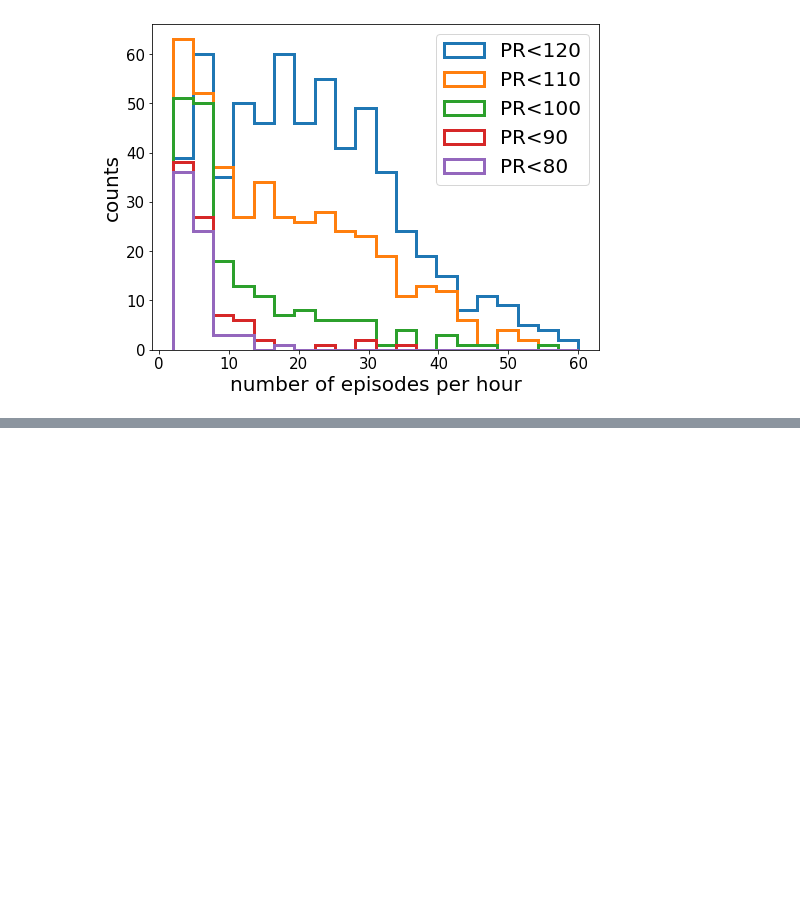
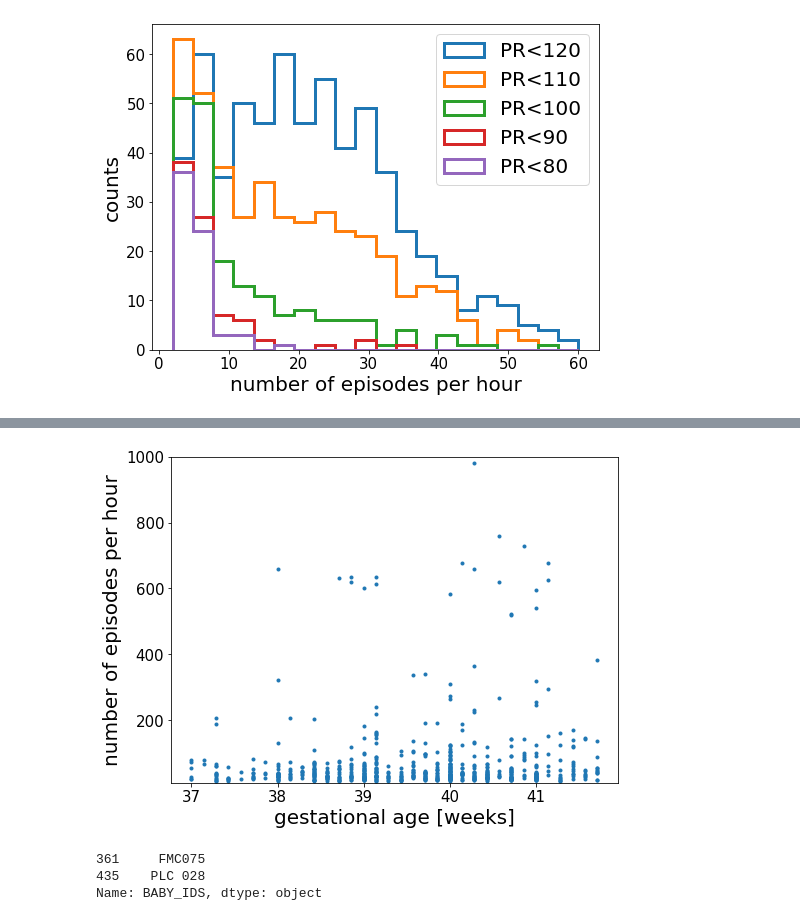
Before and after one commit to shisteve/NHS, a Jupyter notebook: 015_filling_bradycardia_table.ipynb, the cells around one changed output, grey strips where cells are left out. Drawn from its saved outputs; the diff is of its cells as text; code cells hidden in the pictures; blank space fills up the shorter version.

```diff
--- a/015_filling_bradycardia_table.ipynb
+++ b/015_filling_bradycardia_table.ipynb
@@ -417,0 +453,15 @@ plt.show()
+# %%
+plt.figure(figsize=(8,6))
+plt.plot(T['GEST_AGE_DAYS']/7.,T['BRADY_DURATION_MEDIAN_PR'],".")
+plt.ylim(10,1000)
+plt.xlabel('gestational age [weeks]')
+plt.ylabel('number of episodes per hour')
+plt.show()
+# %% [output]
+[figure, added]
+# %%
+T['BABY_IDS'][T['BRADY_DURATION_MEDIAN_PR_m30']>300]
+# %% [output]
+361     FMC075
+435    PLC 028
+Name: BABY_IDS, dtype: object
```
Also changed, not shown: parts of 5 cells of this notebook.
